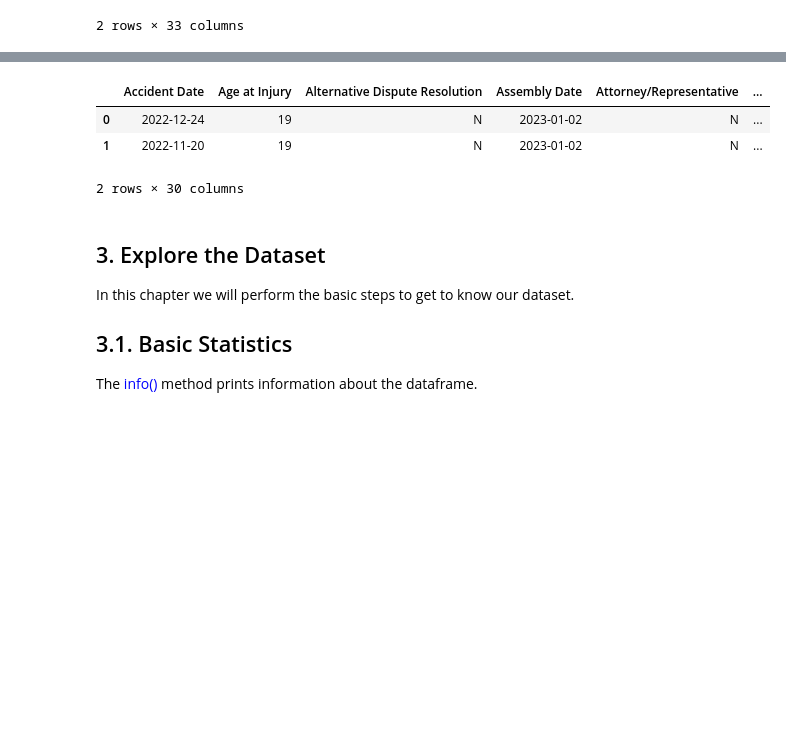
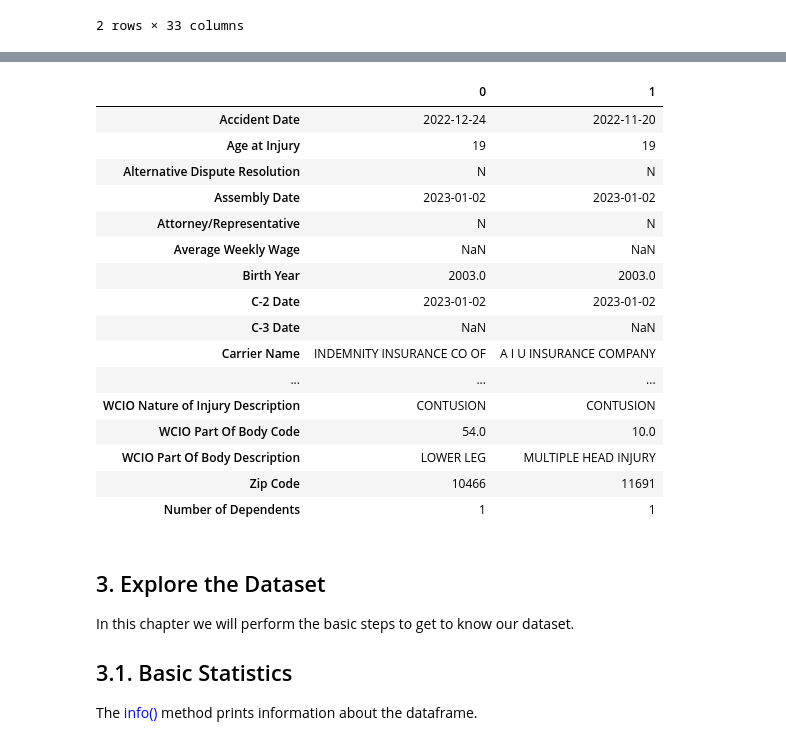
Before and after one commit to xandga/Machine_Learning_project, a Jupyter notebook: Deliverables/Notebook.ipynb, the cells around one changed output, grey strips where cells are left out. Cells and saved outputs as stored; diff of their text form; code cells hidden in the pictures; blank space fills up the shorter version.

```diff
--- a/Deliverables/Notebook.ipynb
+++ b/Deliverables/Notebook.ipynb
@@ -76,10 +62,23 @@ df_train[df_train['C-3 Date'] > df_train["Accident Date"]]
 # %%
-df_test.head(2)
+df_test.head(2).T
 # %% [output]
-|  | Accident Date | Age at Injury | Alternative Dispute Resolution | Assembly Date | Attorney/Representative | ... |
-| 0 | 2022-12-24 | 19 | N | 2023-01-02 | N | ... |
-| 1 | 2022-11-20 | 19 | N | 2023-01-02 | N | ... |
+|  | 0 | 1 |
+| Accident Date | 2022-12-24 | 2022-11-20 |
+| Age at Injury | 19 | 19 |
+| Alternative Dispute Resolution | N | N |
+| Assembly Date | 2023-01-02 | 2023-01-02 |
+| Attorney/Representative | N | N |
+| Average Weekly Wage | NaN | NaN |
+| Birth Year | 2003.0 | 2003.0 |
+| C-2 Date | 2023-01-02 | 2023-01-02 |
+| C-3 Date | NaN | NaN |
+| Carrier Name | INDEMNITY INSURANCE CO OF | A I U INSURANCE COMPANY |
+| ... | ... | ... |
+| WCIO Nature of Injury Description | CONTUSION | CONTUSION |
+| WCIO Part Of Body Code | 54.0 | 10.0 |
+| WCIO Part Of Body Description | LOWER LEG | MULTIPLE HEAD INJURY |
+| Zip Code | 10466 | 11691 |
+| Number of Dependents | 1 | 1 |
-2 rows × 30 columns
 # %% [markdown]
 ## 3. Explore the Dataset <a class="anchor" id="chapter3"></a>
 In this chapter we will perform the basic steps to get to know our dataset.
```
Also changed, not shown: parts of 63 cells of this notebook.
